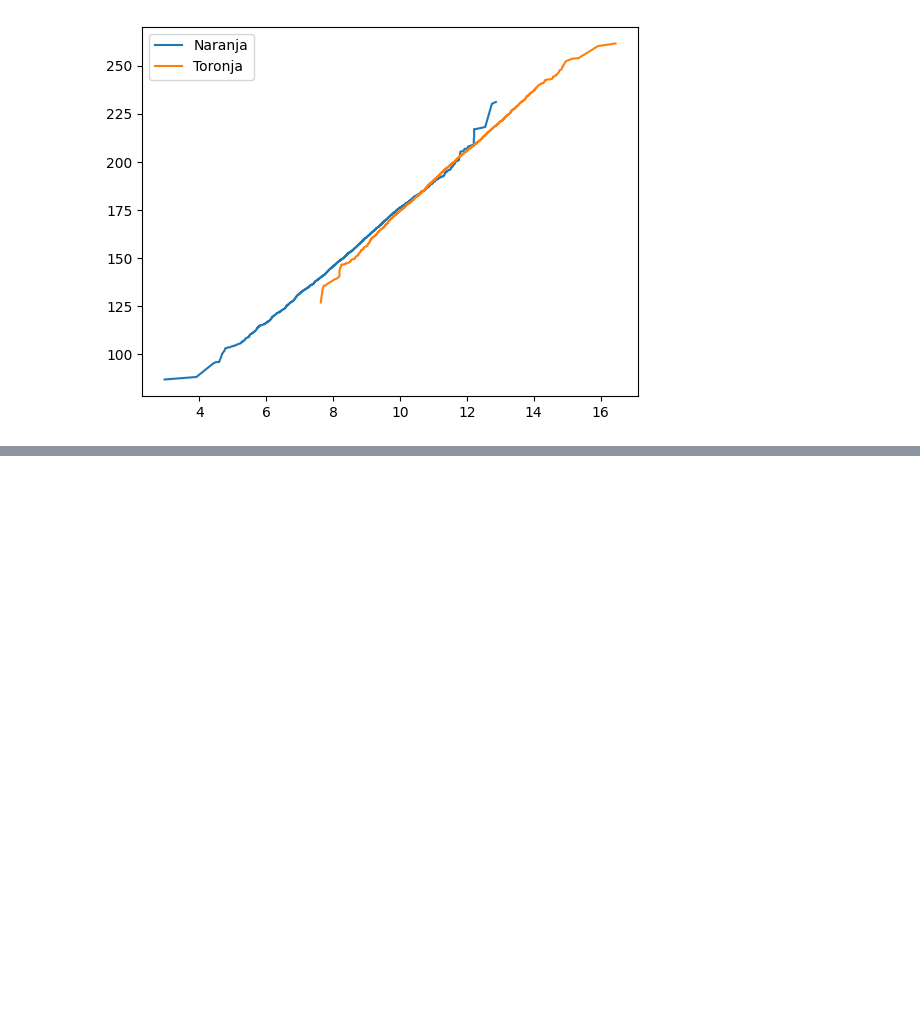
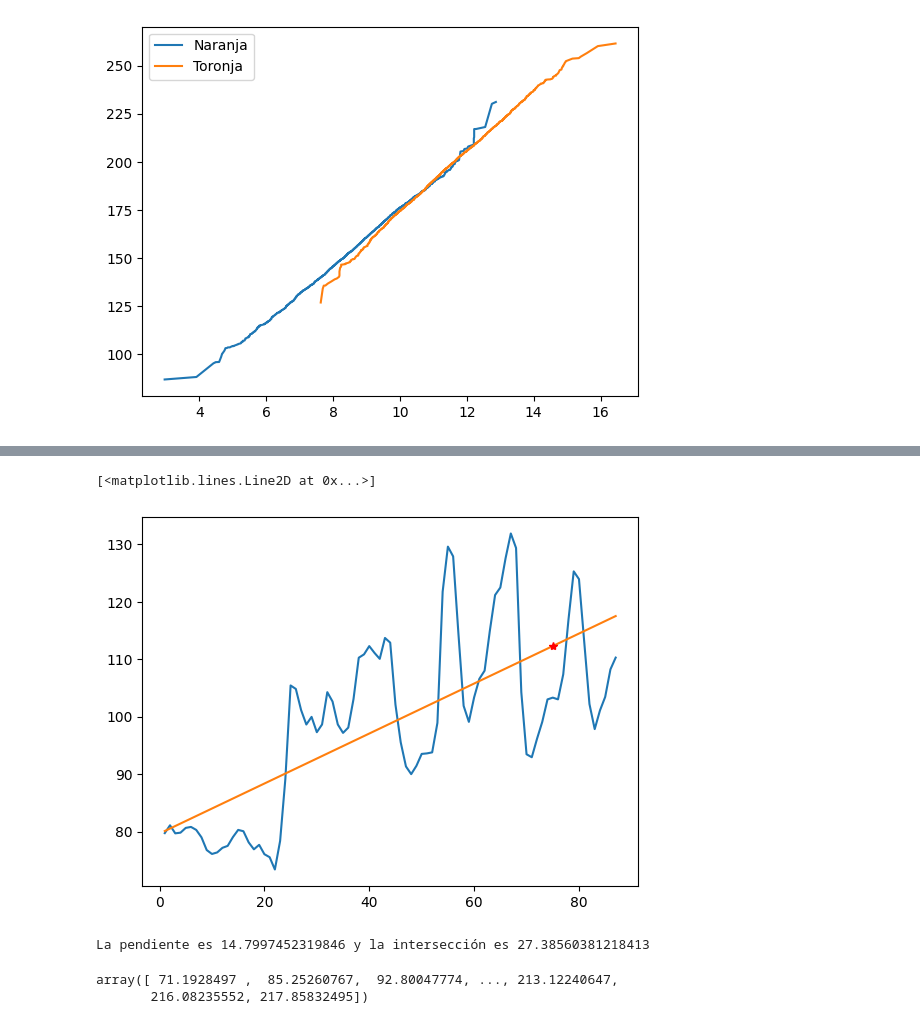
Before and after one commit to cmrondon2000/Numpy, a Jupyter notebook: Numpy.ipynb, the cells around one changed output, grey strips where cells are left out. Saved outputs shown, nothing was run; the diff lists cells and outputs as text; code cells hidden in the pictures; blank space fills up the shorter version.

```diff
--- a/Numpy.ipynb
+++ b/Numpy.ipynb
@@ -214,0 +258,24 @@ plt.legend(["Naranja","Toronja"])
+# %%
+plt.plot(fechas, Moscu)
+plt.plot(x, y)
+plt.plot(75,a*75+b,"*r")
+# %% [output]
+[<matplotlib.lines.Line2D at 0x...>]
+[figure, added]
+# %%
+n= np.size(diametro_N)
+y = peso_N
+x = diametro_N
+
+a = (n*np.sum(x*y) - np.sum(x)*np.sum(y))/(n*np.sum(x**2)-np.sum(x)**2)
+b = np.mean(y) - a*np.mean(x)
+
+print(f"La pendiente es {a} y la intersección es {b}")
+
+y = a*x + b
+
+y
+# %% [output]
+La pendiente es 14.7997452319846 y la intersección es 27.38560381218413
+array([ 71.1928497 ,  85.25260767,  92.80047774, ..., 213.12240647,
+       216.08235552, 217.85832495])
```
Also changed, not shown: parts of 8 cells of this notebook.
